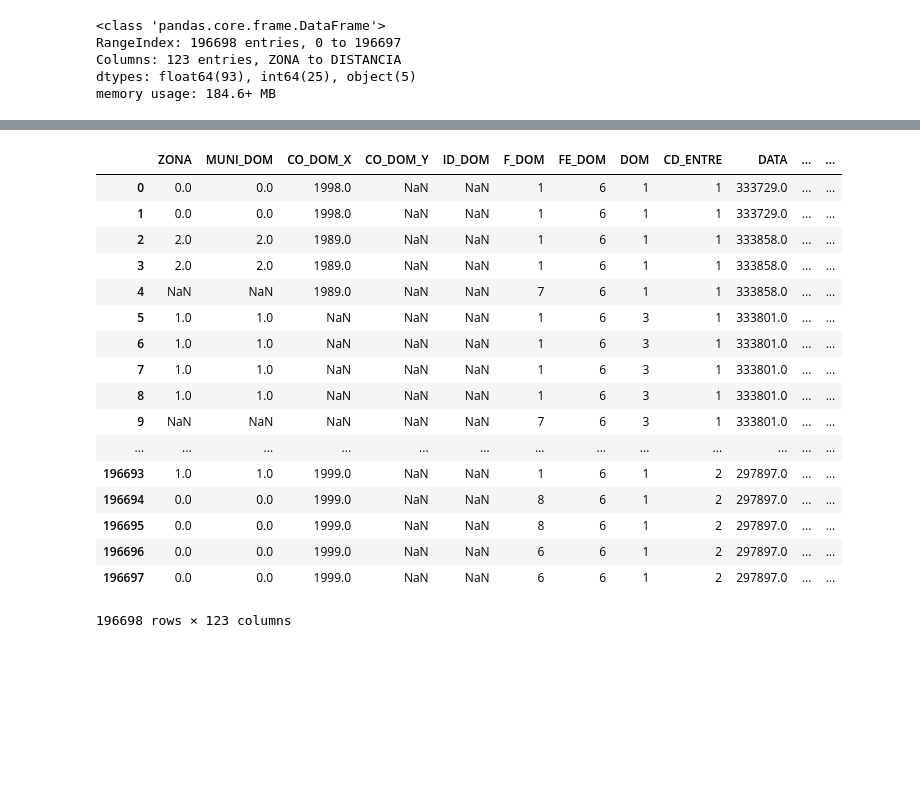
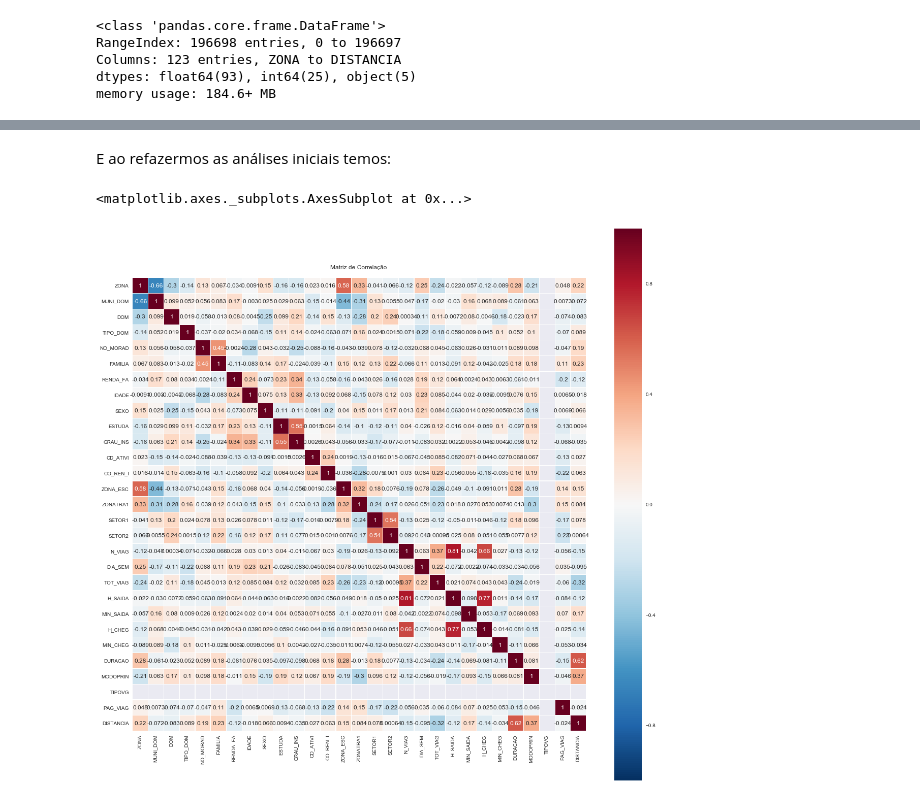
Before and after one commit to ValentimNeves/FGV_DIREITO_RIO, a Jupyter notebook: FGV DIREITO RIO.ipynb, the cells around one changed output, grey strips where cells are left out. Saved outputs shown, nothing was run; the diff lists cells and outputs as text; code cells hidden in the pictures; blank space fills up the shorter version.

```diff
--- a/FGV DIREITO RIO.ipynb
+++ b/FGV DIREITO RIO.ipynb
@@ -261,2 +161,0 @@ aux
-# %%
-df2 = NOTNULL(df,0)
@@ -288,21 +161,0 @@ df.sort_values(by=['ZONA'])
-# %%
-df
-# %% [output]
-|  | ZONA | MUNI_DOM | CO_DOM_X | CO_DOM_Y | ID_DOM | F_DOM | FE_DOM | DOM | CD_ENTRE | DATA | ... | ... |
-| 0 | 0.0 | 0.0 | 1998.0 | NaN | NaN | 1 | 6 | 1 | 1 | 333729.0 | ... | ... |
-| 1 | 0.0 | 0.0 | 1998.0 | NaN | NaN | 1 | 6 | 1 | 1 | 333729.0 | ... | ... |
-| 2 | 2.0 | 2.0 | 1989.0 | NaN | NaN | 1 | 6 | 1 | 1 | 333858.0 | ... | ... |
-| 3 | 2.0 | 2.0 | 1989.0 | NaN | NaN | 1 | 6 | 1 | 1 | 333858.0 | ... | ... |
-| 4 | NaN | NaN | 1989.0 | NaN | NaN | 7 | 6 | 1 | 1 | 333858.0 | ... | ... |
-| 5 | 1.0 | 1.0 | NaN | NaN | NaN | 1 | 6 | 3 | 1 | 333801.0 | ... | ... |
-| 6 | 1.0 | 1.0 | NaN | NaN | NaN | 1 | 6 | 3 | 1 | 333801.0 | ... | ... |
-| 7 | 1.0 | 1.0 | NaN | NaN | NaN | 1 | 6 | 3 | 1 | 333801.0 | ... | ... |
-| 8 | 1.0 | 1.0 | NaN | NaN | NaN | 1 | 6 | 3 | 1 | 333801.0 | ... | ... |
-| 9 | NaN | NaN | NaN | NaN | NaN | 7 | 6 | 3 | 1 | 333801.0 | ... | ... |
-| ... | ... | ... | ... | ... | ... | ... | ... | ... | ... | ... | ... | ... |
-| 196693 | 1.0 | 1.0 | 1999.0 | NaN | NaN | 1 | 6 | 1 | 2 | 297897.0 | ... | ... |
-| 196694 | 0.0 | 0.0 | 1999.0 | NaN | NaN | 8 | 6 | 1 | 2 | 297897.0 | ... | ... |
-| 196695 | 0.0 | 0.0 | 1999.0 | NaN | NaN | 8 | 6 | 1 | 2 | 297897.0 | ... | ... |
-| 196696 | 0.0 | 0.0 | 1999.0 | NaN | NaN | 6 | 6 | 1 | 2 | 297897.0 | ... | ... |
-| 196697 | 0.0 | 0.0 | 1999.0 | NaN | NaN | 6 | 6 | 1 | 2 | 297897.0 | ... | ... |
-196698 rows × 123 columns
@@ -312,0 +162,9 @@ df_csv
+# %% [markdown]
+E ao refazermos as análises iniciais temos:
+# %%
+plt.figure(figsize=(20,20))
+plt.title('Matriz de Correlação \n')
+sns.heatmap(df2.corr(),linewidths=0.1,vmax=1.0, square=True,  linecolor='white', annot=True)
+# %% [output]
+<matplotlib.axes._subplots.AxesSubplot at 0x...>
+[figure, added]
```
Also changed, not shown: parts of 29 cells of this notebook.
